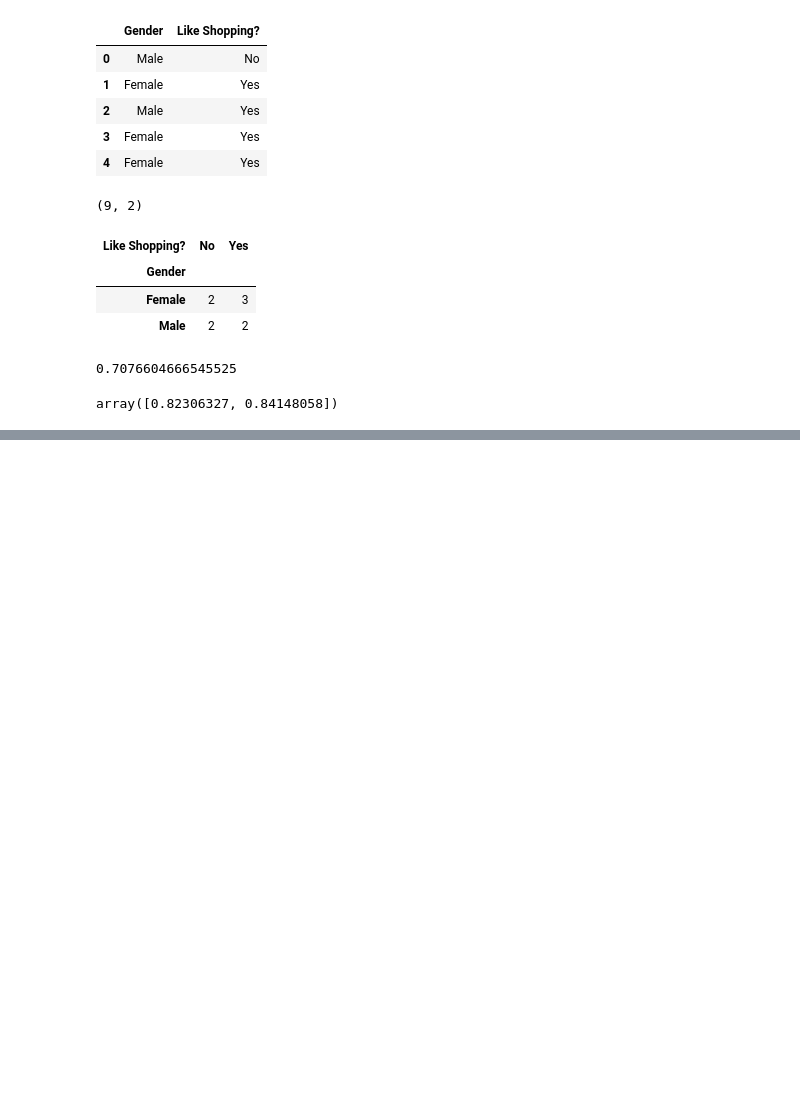
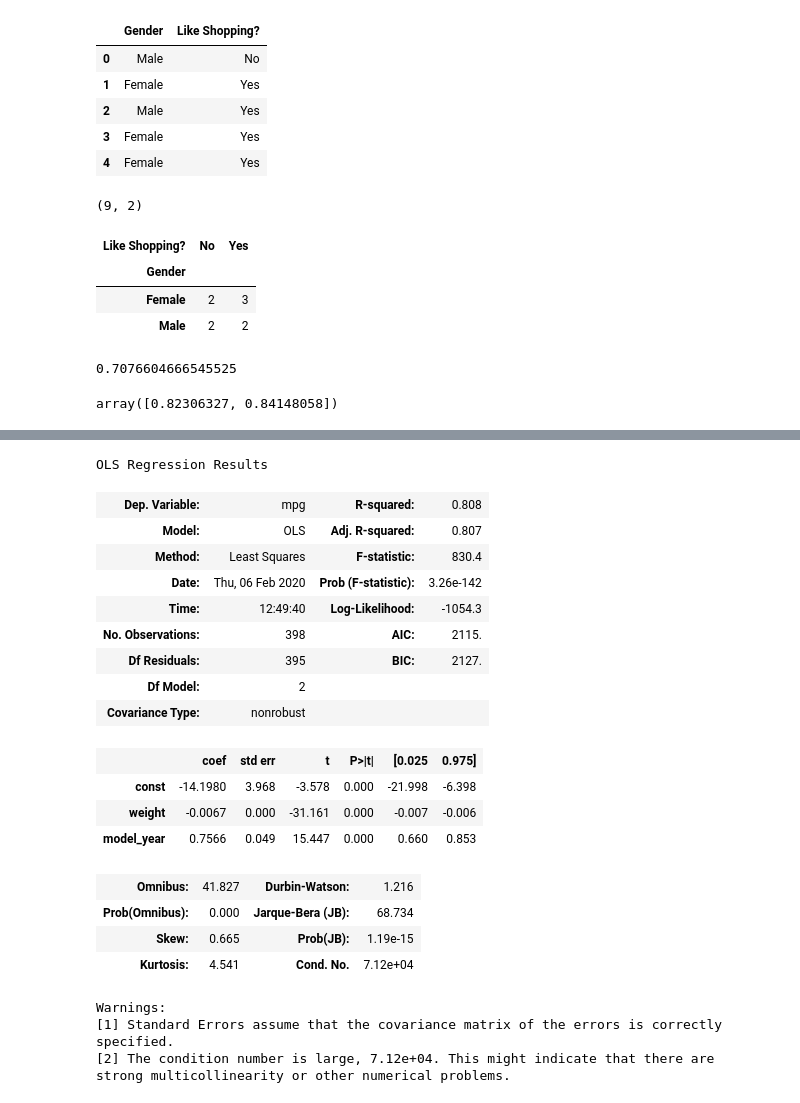
Before and after one commit to albertoid/clases_datamex0120, a Jupyter notebook: w5_d4 - More Htest, Bayes, AB Testing.ipynb, the cells around one changed output, grey strips where cells are left out. Saved outputs shown, nothing was run; the diff lists cells and outputs as text; code cells hidden in the pictures; blank space fills up the shorter version.

```diff
--- a/w5_d4 - More Htest, Bayes, AB Testing.ipynb
+++ b/w5_d4 - More Htest, Bayes, AB Testing.ipynb
@@ -284,0 +352,45 @@ array([0.82306327, 0.84148058])
+# %%
+# varias variables
+
+x=sm.add_constant(auto[[
+    #'acceleration',
+   # 'cylinders',
+    'weight',
+   # 'horse_power',
+    'model_year',
+   # 'displacement'
+]].apply(lambda x: x.fillna(x.mean()))
+
+)
+
+y=auto.mpg
+
+
+modelo=sm.OLS(y, x).fit()
+
+pred=modelo.predict(x)
+
+modelo.summary()
+# %% [output]
+OLS Regression Results
+| Dep. Variable: | mpg | R-squared: | 0.808 |
+| Model: | OLS | Adj. R-squared: | 0.807 |
+| Method: | Least Squares | F-statistic: | 830.4 |
+| Date: | Thu, 06 Feb 2020 | Prob (F-statistic): | 3.26e-142 |
+| Time: | 12:49:40 | Log-Likelihood: | -1054.3 |
+| No. Observations: | 398 | AIC: | 2115. |
+| Df Residuals: | 395 | BIC: | 2127. |
+| Df Model: | 2 |  |  |
+| Covariance Type: | nonrobust |  |  |
+|  | coef | std err | t | P>|t| | [0.025 | 0.975] |
+| const | -14.1980 | 3.968 | -3.578 | 0.000 | -21.998 | -6.398 |
+| weight | -0.0067 | 0.000 | -31.161 | 0.000 | -0.007 | -0.006 |
+| model_year | 0.7566 | 0.049 | 15.447 | 0.000 | 0.660 | 0.853 |
+| Omnibus: | 41.827 | Durbin-Watson: | 1.216 |
+| Prob(Omnibus): | 0.000 | Jarque-Bera (JB): | 68.734 |
+| Skew: | 0.665 | Prob(JB): | 1.19e-15 |
+| Kurtosis: | 4.541 | Cond. No. | 7.12e+04 |
+Warnings:
+[1] Standard Errors assume that the covariance matrix of the errors is correctly specified.
+[2] The condition number is large, 7.12e+04. This might indicate that there are
+strong multicollinearity or other numerical problems.
```
Also changed, not shown: parts of 15 cells of this notebook.
